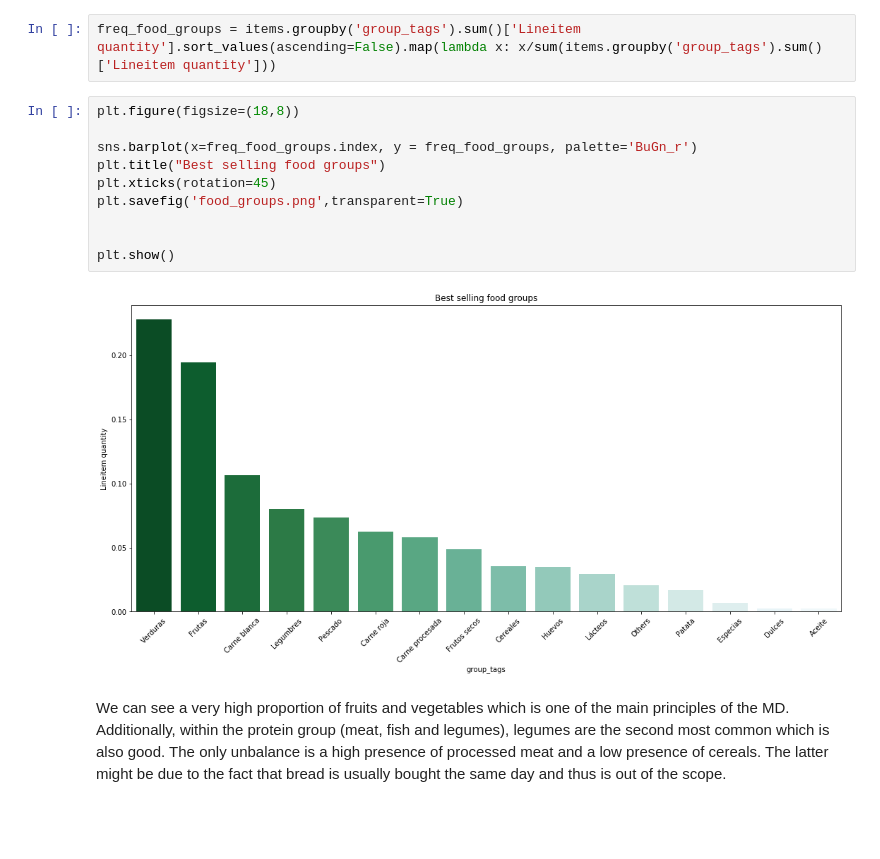
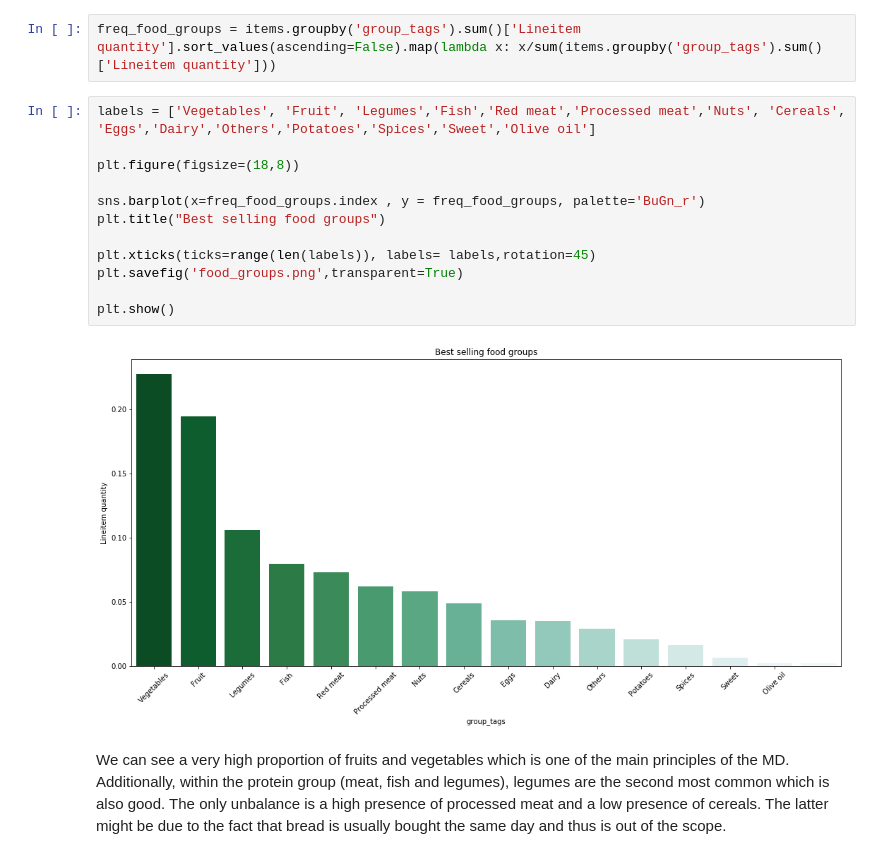
Before and after one commit to adriaferrer/Vimet, a Jupyter notebook: 02. Descriptive statistics/Descriptive_stats_items.ipynb, the cells around one changed output. Cells and saved outputs as stored; diff of their text form; blank space fills up the shorter version.

Commit message:
Graph update, english labels

```diff
--- a/02. Descriptive statistics/Descriptive_stats_items.ipynb
+++ b/02. Descriptive statistics/Descriptive_stats_items.ipynb
@@ -316,16 +316,18 @@ Let's take a look at the food groups to check if there is a balance with the Med
 # %%
 freq_food_groups = items.groupby('group_tags').sum()['Lineitem quantity'].sort_values(ascending=False).map(lambda x: x/sum(items.groupby('group_tags').sum()['Lineitem quantity']))
 # %%
+labels = ['Vegetables', 'Fruit', 'Legumes','Fish','Red meat','Processed meat','Nuts', 'Cereals', 'Eggs','Dairy','Others','Potatoes','Spices','Sweet','Olive oil']
+
 plt.figure(figsize=(18,8))
 
-sns.barplot(x=freq_food_groups.index, y = freq_food_groups, palette='BuGn_r')
+sns.barplot(x=freq_food_groups.index , y = freq_food_groups, palette='BuGn_r')
 plt.title("Best selling food groups")
-plt.xticks(rotation=45)
+
+plt.xticks(ticks=range(len(labels)), labels= labels,rotation=45)
 plt.savefig('food_groups.png',transparent=True)
 
-
 plt.show()
 # %% [output]
-[figure, old version]
+[figure, new version]
 # %% [markdown]
 We can see a very high proportion of fruits and vegetables which is one of the main principles of the MD. Additionally, within the protein group (meat, fish and legumes), legumes are the second most common which is also good. The only unbalance is a high presence of processed meat and a low presence of cereals. The latter might be due to the fact that bread is usually bought the same day and thus is out of the scope.
```
Also changed, not shown: 1 other file.
